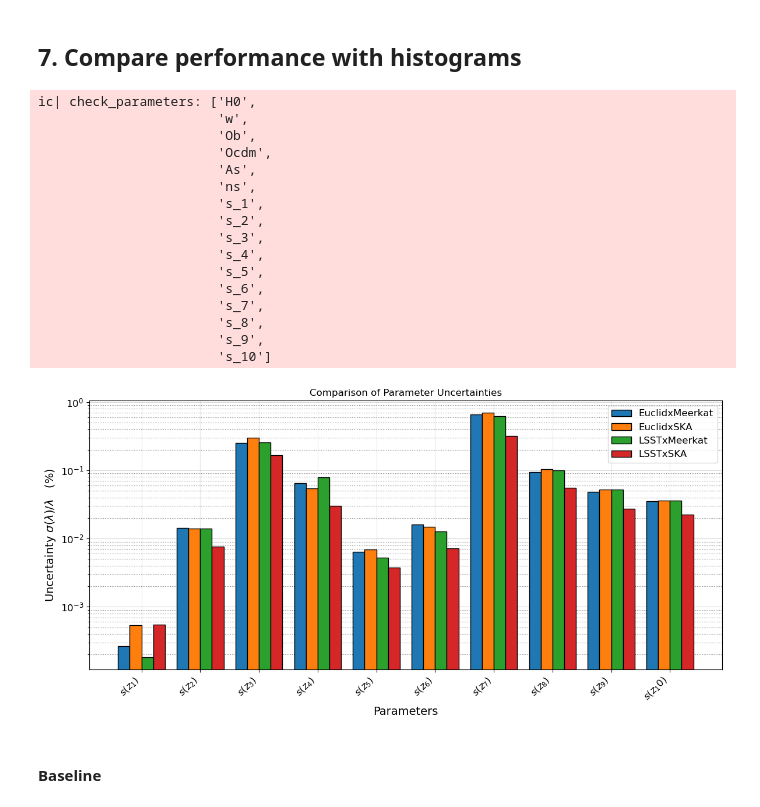
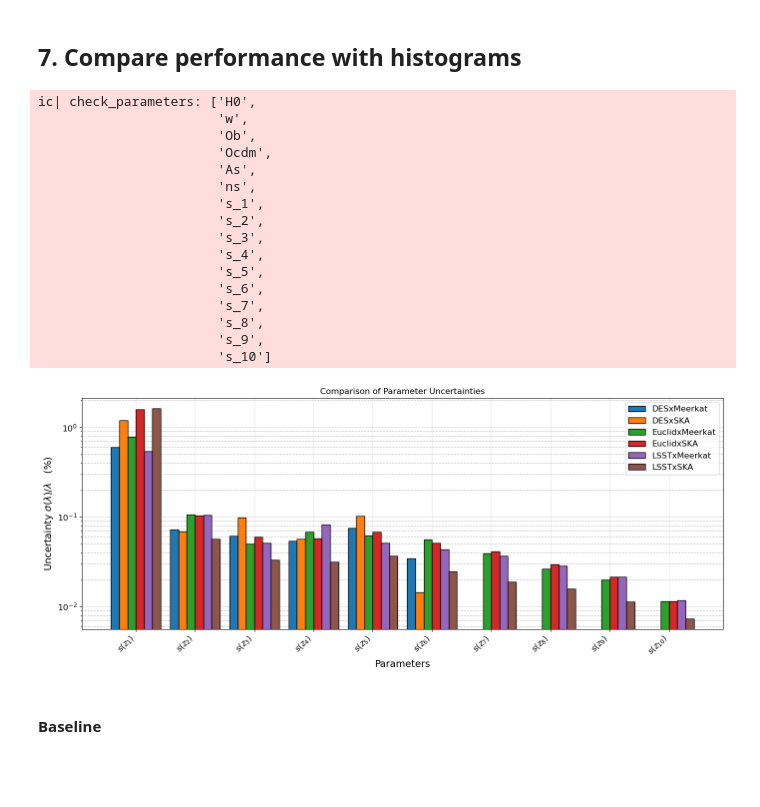
Before and after one commit to GreenTS27/Photo_Surveys-HI_IM-Fisher_Matrix, a Jupyter notebook: Fisher_Matrix_C_ell_vs_w_t.ipynb, the cells around one changed output. Drawn from its saved outputs; the diff is of its cells as text; code cells hidden in the pictures; blank space fills up the shorter version.

```diff
--- a/Fisher_Matrix_C_ell_vs_w_t.ipynb
+++ b/Fisher_Matrix_C_ell_vs_w_t.ipynb
@@ -1045,17 +1067,17 @@ ic| f_sky_SKA: np.float64(0.891)
 ### 1.2 Choosing parameters for 2 Surveys
 # %%
 ### Galaxy Surveys
-Survey_Gal = "Euclid"
+# Survey_Gal = "Euclid"
 # Survey_Gal = "DES"
-# Survey_Gal = "LSST"
+Survey_Gal = "LSST"
 
 ### HI Surveys
 # Survey_HI = "Meerkat"
 Survey_HI = "SKA"
 
 ####################################### Survey parameters ###############################################
-N_bins_Gal = 10
-N_bins_HI  = 10
+N_bins_Gal = 2
+N_bins_HI  = 0
 
 dic_f_sky={}
 if Survey_Gal == "Euclid":
@@ -1696,7 +1695,7 @@ list_parameters = [
     r"$s(z_7)$",
     r"$s(z_8)$",
     r"$s(z_9)$",
-    r"$s(z_10)$",
+    r"$s(z_{10})$",
     ]
 
 parameters_vals = [ ]
@@ -1709,26 +1708,33 @@ ic(check_parameters)
 skip_Cosm_param = 6
 
 
-# list_Gal_surv = ["Euclid", "DES", "LSST"]
-list_Gal_surv = ["Euclid", "LSST"]
+list_Gal_surv = ["DES", "Euclid", "LSST"]
+# list_Gal_surv = ["Euclid", "LSST"]
 list_HI_surv  = ["Meerkat", "SKA"]
 
 
 dic_Result_Surveys = {}
-
 for Name_Survey_Gal in list_Gal_surv:
     for Name_Survey_HI in list_HI_surv:
 
-        save_filename_i = f"{Name_Survey_Gal}_{N_bins_Gal}zbins_{Name_Survey_HI}_{N_bins_HI}zbins_{set_name}"
+        if Name_Survey_Gal == "DES":
+            save_filename_i = f"{Name_Survey_Gal}_6zbins_{Name_Survey_HI}_{N_bins_HI}zbins_{set_name}"
+            N_params = len(list_parameters) - 4
+        else:
+            save_filename_i = f"{Name_Survey_Gal}_{N_bins_Gal}zbins_{Name_Survey_HI}_{N_bins_HI}zbins_{set_name}"
+            N_params = len(list_parameters)
+
         # Load your Fisher matrices
         FIM_Cl_full_i = np.loadtxt(open(f"{folder_name}FisherM_Cl_full_{save_filename_i}.csv", "rb"), delimiter=" ", skiprows=0)
         # Calculate parameter uncertainties (sqrt of diagonal of inverse FIM)
         Inv_FIM_Cl_full_i = np.linalg.inv(FIM_Cl_full_i)
 
         array_FIM_err_percent = np.zeros( len(list_parameters) )
-        for index_p in range(len(list_parameters)):
-            array_FIM_err_percent[index_p] = np.sqrt( Inv_FIM_Cl_full_i [index_p+skip_Cosm_param,index_p+skip_Cosm_param]
-                                                     ) / np.abs(parameters_vals[index_p]) * 100
+
+        for index_p in range(N_params):
+            inddex_skip_Cosm_p = index_p+skip_Cosm_param
+            array_FIM_err_percent[index_p] = np.sqrt( Inv_FIM_Cl_full_i [inddex_skip_Cosm_p,inddex_skip_Cosm_p]
+                                                     ) / np.abs(parameters_vals[inddex_skip_Cosm_p]) * 100
 
         dic_Result_Surveys[f"{Name_Survey_Gal}x{Name_Survey_HI}"] = array_FIM_err_percent
 
@@ -1740,11 +1746,11 @@ for key in dic_Result_Surveys.keys():
 
 
 # Ploting
-fig, ax = plt.subplots(figsize=(12, 6))
+fig, ax = plt.subplots(figsize=(14, 6))
 
 # list_colors = ["slateblue", "firebrick", "dodgerblue", "darkorange"]
 
-width=0.2
+width=0.14
 # width = 0.35
 Label_loc = np.arange(len(list_parameters))
 counter = 0
@@ -1759,35 +1765,35 @@ ax.set_xlabel('Parameters')
 ax.set_ylabel(r'Uncertainty $\sigma(\lambda) / \lambda \quad (\%)$')
 ax.set_title('Comparison of Parameter Uncertainties')
 # ax.set_xticks(x)
-ax.set_xticks(Label_loc + 1.5*width, list_parameters, rotation=0)
+ax.set_xticks(Label_loc + 2.5*width, list_parameters, rotation=0)
 ax.set_xticklabels(list_parameters, rotation=45, ha='right')
 ax.legend()
 ax.grid(True, alpha=0.3)
 ax.set_yscale("log")
 ax.set_axisbelow(True)
 ax.yaxis.grid(color='grey', linestyle='solid', which="major")
 ax.yaxis.grid(color='gray', linestyle="dotted", which="minor")
 
 plt.tight_layout()
 plt.show()
 # %% [output]
 ic| check_parameters: ['H0',
                        'w',
                        'Ob',
                        'Ocdm',
                        'As',
                        'ns',
                        's_1',
                        's_2',
                        's_3',
                        's_4',
                        's_5',
                        's_6',
                        's_7',
                        's_8',
                        's_9',
                        's_10']
-[figure, old version]
+[figure, new version]
 # %% [markdown]
 #### Baseline
 # %%
```
Also changed, not shown: parts of 14 cells of this notebook.
